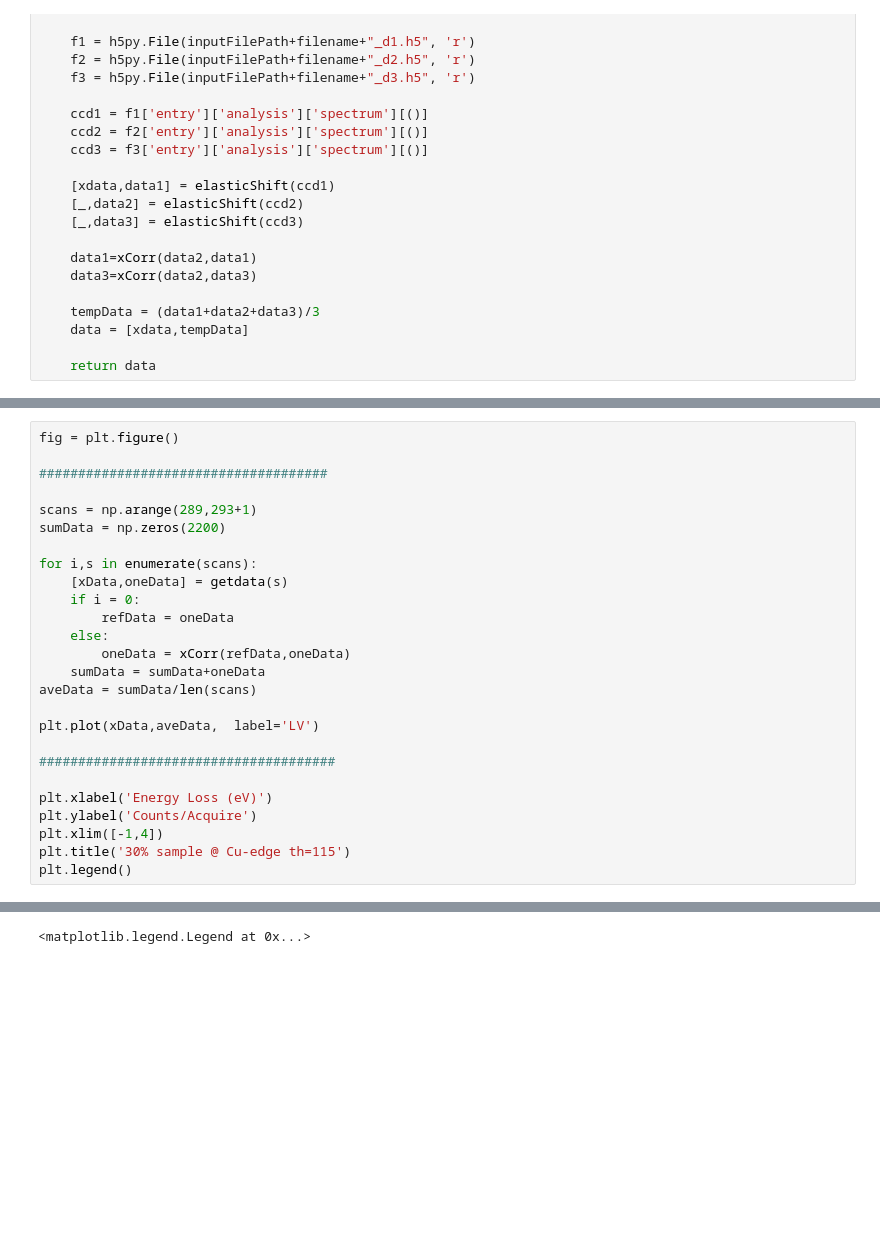
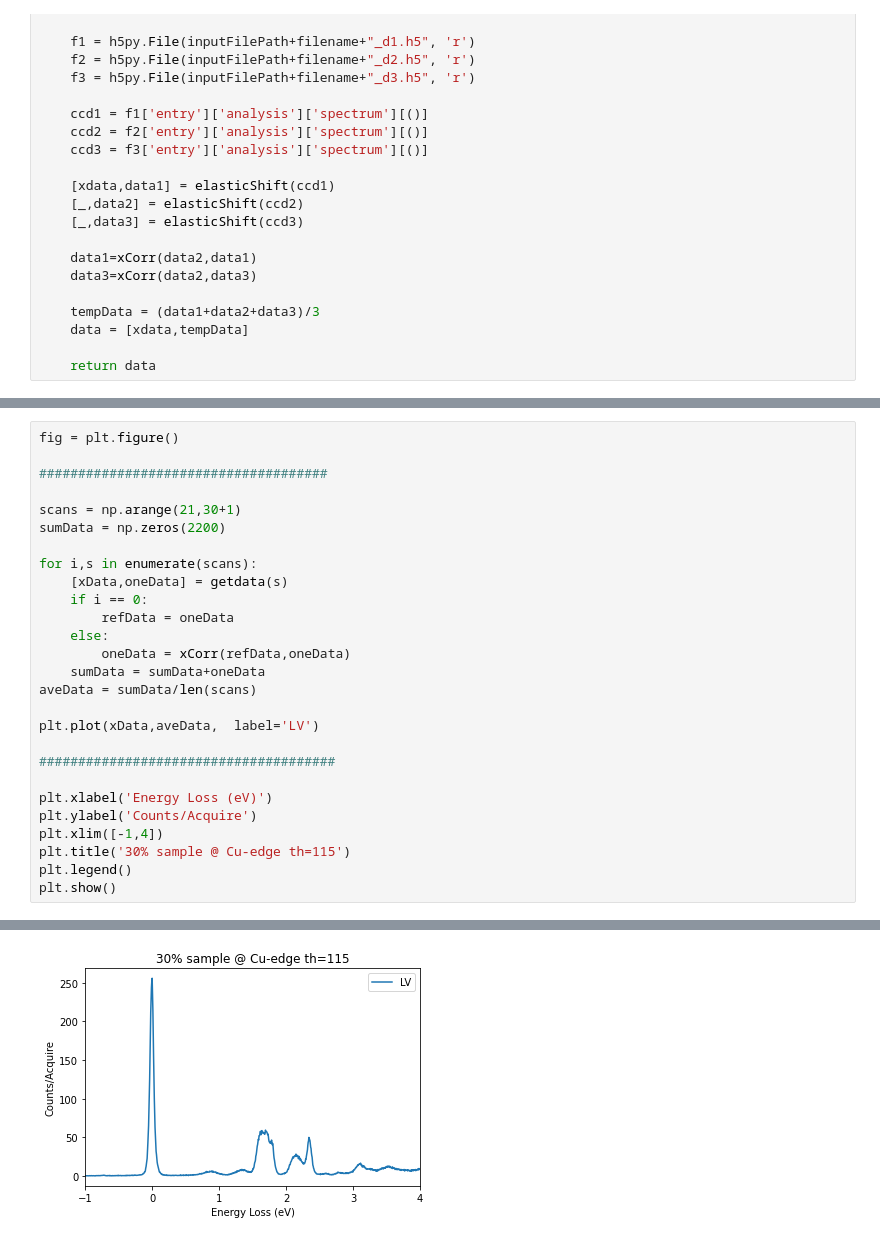
Before and after one commit to Coolphy/ADRESS_RIXS, a Jupyter notebook: plotRIXS.ipynb, the cells around one changed output, grey strips where cells are left out. Cells and saved outputs as stored; diff of their text form; blank space fills up the shorter version.

```diff
--- a/plotRIXS.ipynb
+++ b/plotRIXS.ipynb
@@ -78,12 +77,12 @@ fig = plt.figure()
 
 #####################################
 
-scans = np.arange(289,293+1)
+scans = np.arange(21,30+1)
 sumData = np.zeros(2200)
 
 for i,s in enumerate(scans):
     [xData,oneData] = getdata(s)
-    if i = 0:
+    if i == 0:
         refData = oneData
     else:
         oneData = xCorr(refData,oneData)
@@ -99,4 +98,5 @@ plt.ylabel('Counts/Acquire')
 plt.xlim([-1,4])
 plt.title('30% sample @ Cu-edge th=115')
 plt.legend()
+plt.show()
 # %% [output]
@@ -105,4 +103,4 @@ plt.legend()
-<matplotlib.legend.Legend at 0x...>
+[figure, added]
 # %%
 fig = plt.figure()
 
```
Also changed, not shown: parts of 4 cells of this notebook.
